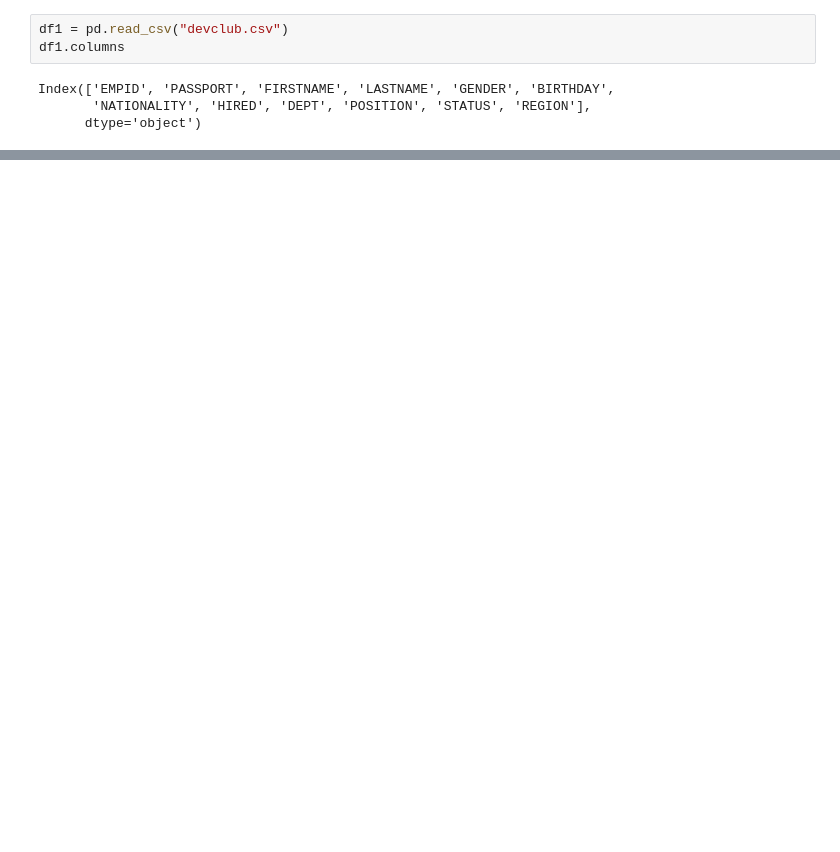
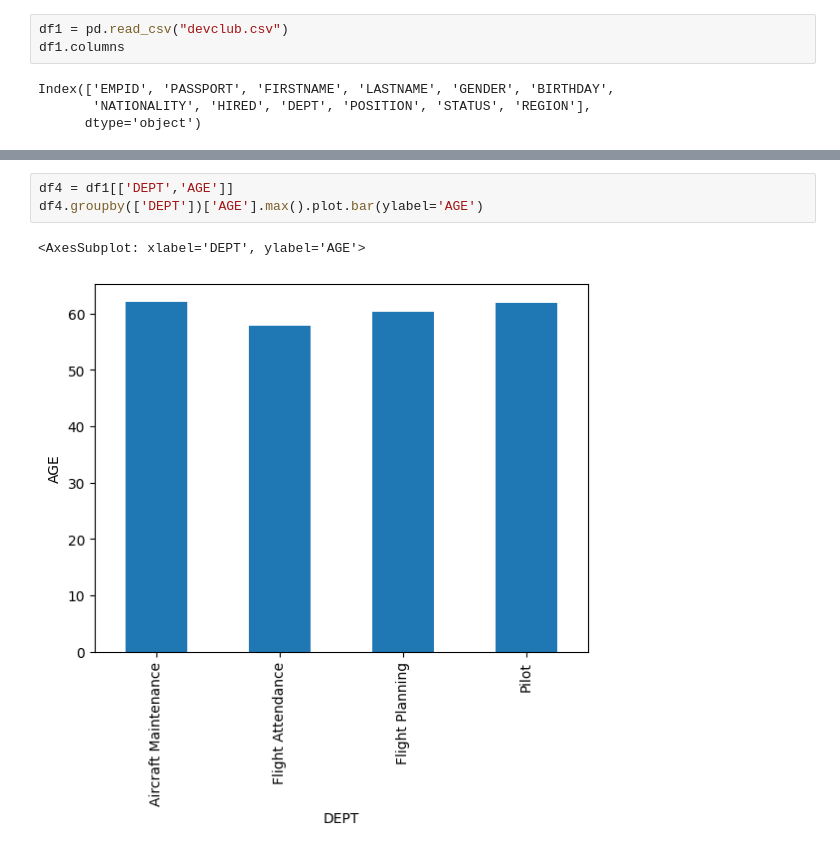
Before and after one commit to devmountaintechfest/hackathon-season2, a Jupyter notebook: main-visualize.ipynb, the cells around one changed output, grey strips where cells are left out. Drawn from its saved outputs; the diff is of its cells as text; blank space fills up the shorter version.

```diff
--- a/main-visualize.ipynb
+++ b/main-visualize.ipynb
@@ -17,0 +45,6 @@ array([[<AxesSubplot: title={'center': 'GENDER'}>]], dtype=object)
+# %%
+df4 = df1[['DEPT','AGE']]
+df4.groupby(['DEPT'])['AGE'].max().plot.bar(ylabel='AGE')
+# %% [output]
+<AxesSubplot: xlabel='DEPT', ylabel='AGE'>
+[figure, added]
```
Also changed, not shown: parts of 6 cells of this notebook, 1 other file.
